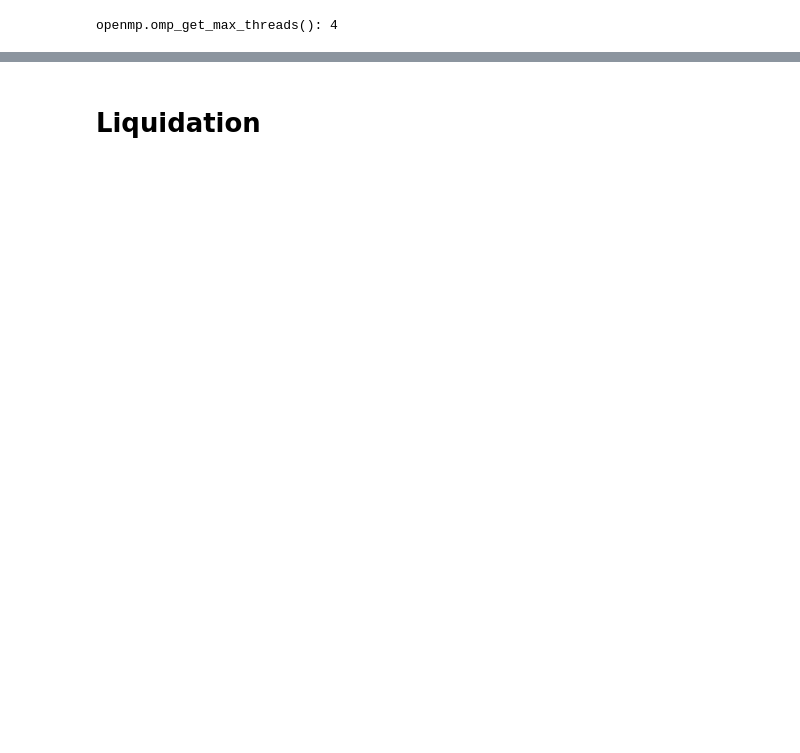
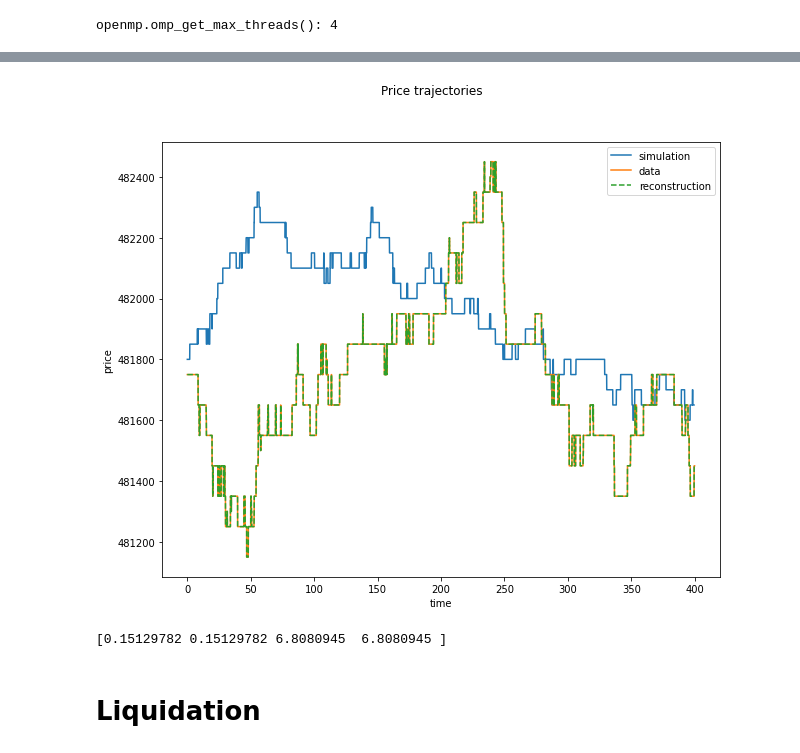
Before and after one commit to claudio-ICL/pipest, a Jupyter notebook: pipest/impact/bacrymuzy/bm_profile.ipynb, the cells around one changed output, grey strips where cells are left out. Saved outputs shown, nothing was run; the diff lists cells and outputs as text; code cells hidden in the pictures; blank space fills up the shorter version.

```diff
--- a/pipest/impact/bacrymuzy/bm_profile.ipynb
+++ b/pipest/impact/bacrymuzy/bm_profile.ipynb
@@ -120,8 +61,11 @@ model.plot_events_and_states()
 # %%
 model.plot_intensities()
 # %%
-model.plot_price_trajectories(T=1000.0)
+model.plot_price_trajectories(t0=-100.0, t1=400.0)
 print(model.base_rates)
+# %% [output]
+[figure, added]
+[0.15129782 0.15129782 6.8080945  6.8080945 ]
 # %%
 # model.goodness_of_fit.qq_plot_residuals()
 # %%
```
Also changed, not shown: parts of 11 cells of this notebook, 4 other files.
